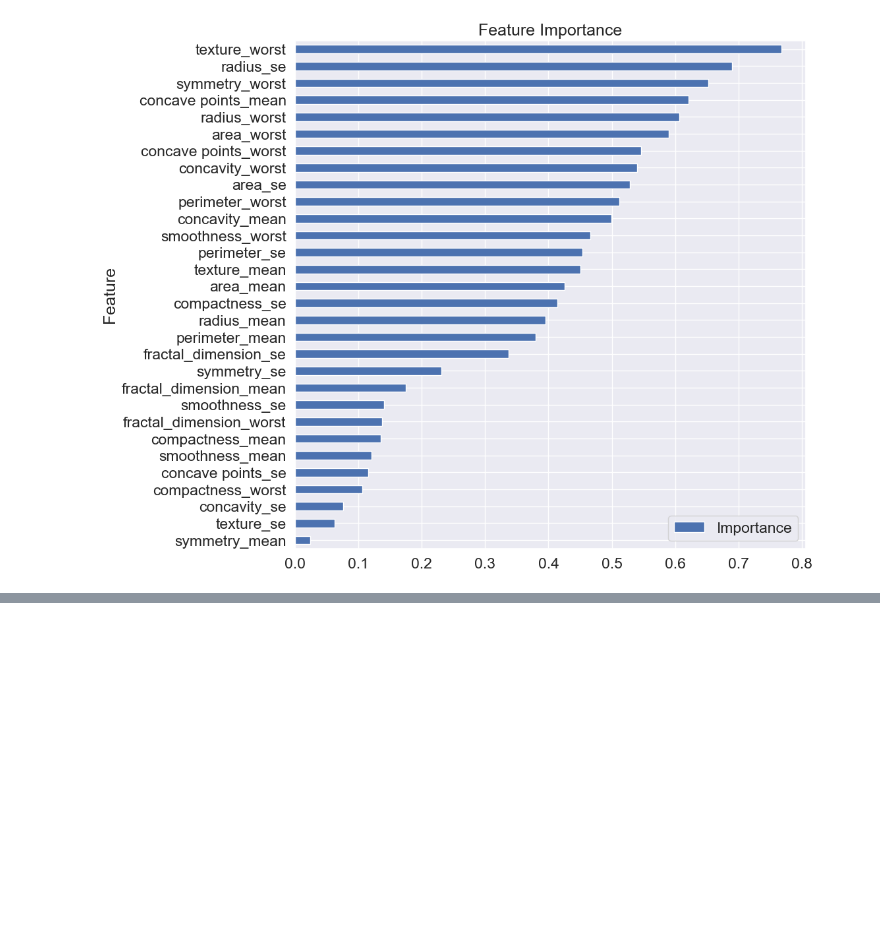
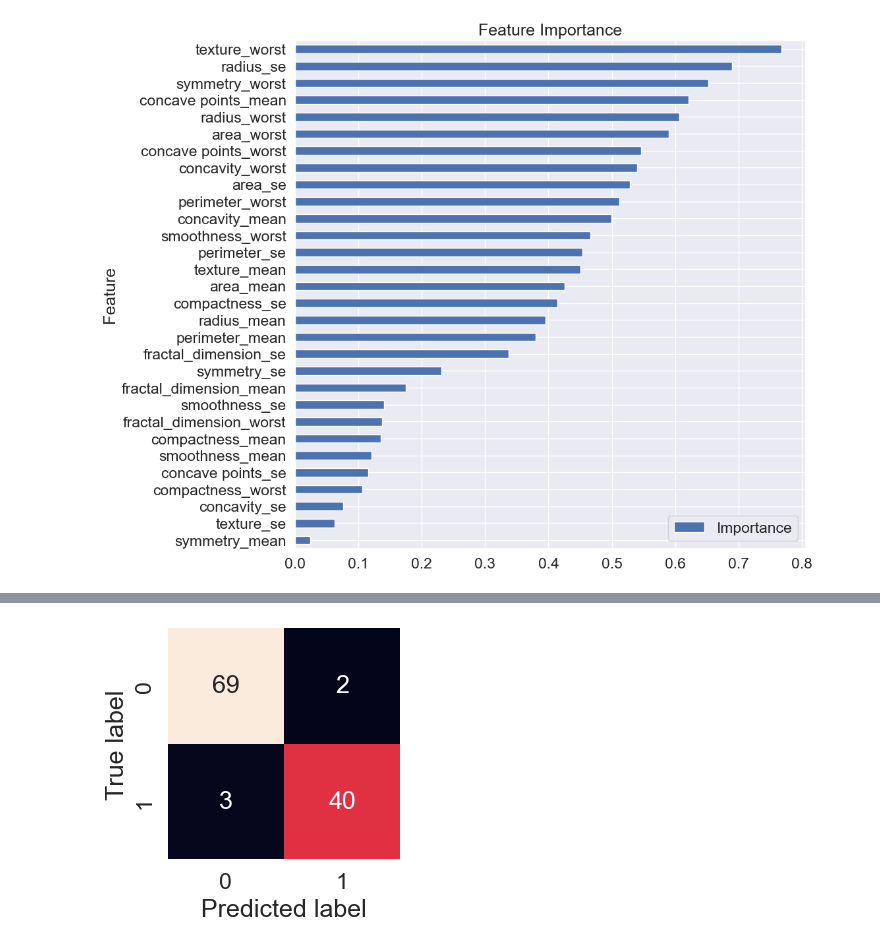
Before and after one commit to mwisechacha/Breast_cancer, a Jupyter notebook: Breast cancer detection ~machine learning.ipynb, the cells around one changed output, grey strips where cells are left out. Cells and saved outputs as stored; diff of their text form; code cells hidden in the pictures; blank space fills up the shorter version.

```diff
--- a/Breast cancer detection ~machine learning.ipynb
+++ b/Breast cancer detection ~machine learning.ipynb
@@ -998,0 +1013,18 @@ feature_importance.plot(x="Feature", y="Importance", kind="barh", figsize=(10, 1
+# %%
+# import accuracy score module
+from sklearn.metrics import accuracy_score
+
+# importing the model
+import xgboost as xgb
+
+# create instance of the model
+xgb_clf = xgb.XGBClassifier()
+
+# fit the model to the training data
+xgb_clf.fit(X_train_transformed, y_train)
+
+# make predictions
+y_preds_xgb = xgb_clf.predict(X_test_transformed)
+
+# evaluate the model
+accuracy_score(y_test, y_preds_xgb)
@@ -998,0 +1153,15 @@ feature_importance.plot(x="Feature", y="Importance", kind="barh", figsize=(10, 1
+# %%
+# visualizing the confusion matrix
+sns.set(font_scale=1.5)
+
+def plot_conf_matrix(y_test, y_preds_xgb):
+    fig, ax = plt.subplots(figsize=(3,3))
+    ax = sns.heatmap(confusion_matrix(y_test, y_preds_xgb),
+                    annot=True,
+                    cbar=False)
+    plt.xlabel("Predicted label")
+    plt.ylabel("True label")
+
+plot_conf_matrix(y_test, y_preds_xgb)
+# %% [output]
+[figure, added]
```
Also changed, not shown: parts of 26 cells of this notebook.
